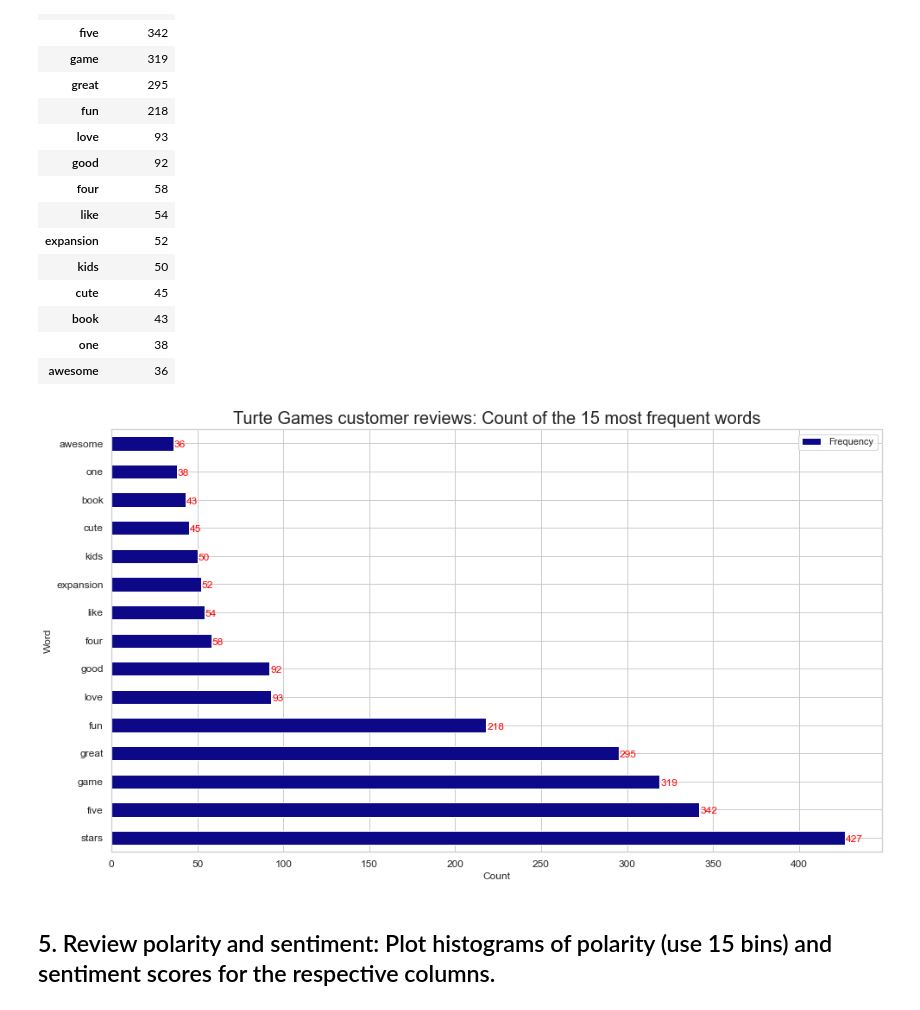
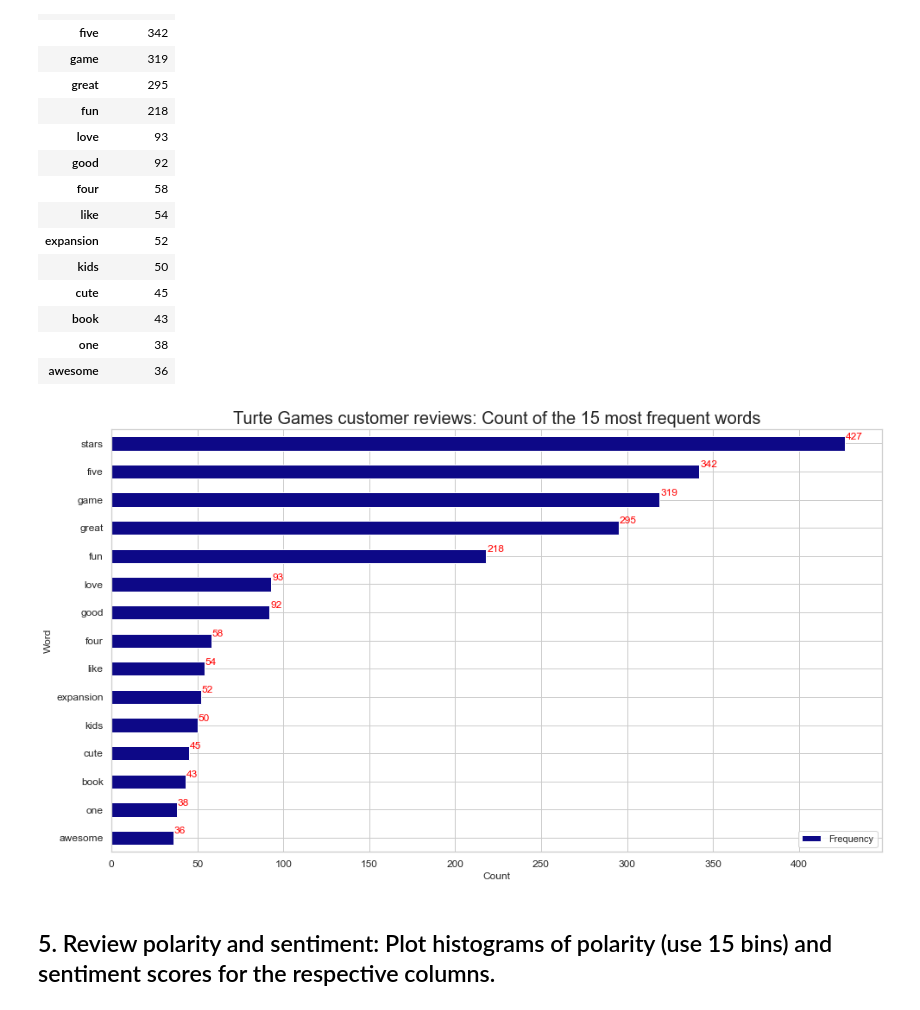
Before and after one commit to JavierConde1976/Cohort-2_LSE_DA301_assignment, a Jupyter notebook: LSE_DA301_assignment_EDA_Javier_Conde.ipynb, the cells around one changed output. Cells and saved outputs as stored; diff of their text form; code cells hidden in the pictures.

```diff
--- a/LSE_DA301_assignment_EDA_Javier_Conde.ipynb
+++ b/LSE_DA301_assignment_EDA_Javier_Conde.ipynb
@@ -1310,22 +1324,24 @@ counts
 | book | 43 |
 | one | 38 |
 | awesome | 36 |
-# %%
-# Set the plot type.
-ax = counts.plot(kind='barh', figsize=(16, 9), fontsize=12,
-                 colormap ='plasma')
-# Set the labels.
-ax.set_xlabel('Count', fontsize=12)
-ax.set_ylabel('Word', fontsize=12)
-ax.set_title("Turte Games customer reviews: Count of the 15 most frequent words",
-             fontsize=20)
-
-# Draw the bar labels.
-for i in ax.patches:
-    ax.text(i.get_width()+.41, i.get_y()+.1, str(round((i.get_width()), 2)),
-            fontsize=12, color='red')
-# %% [output]
-[figure, removed]
+# %%
+# Set the plot type.
+ax = counts.plot(kind='barh', figsize=(16, 9), fontsize=12,
+                 colormap ='plasma')
+# Set the labels.
+ax.set_xlabel('Count', fontsize=12)
+ax.set_ylabel('Word', fontsize=12)
+ax.set_title("Turte Games customer reviews: Count of the 15 most frequent words",
+             fontsize=20)
+
+# Draw the bar labels.
+for i in ax.patches:
+    ax.text(i.get_width()+.41, i.get_y()+.1, str(round((i.get_width()), 2)),
+            fontsize=12, color='red')
+
+ax.invert_yaxis()
+# %% [output]
+[figure, added]
 # %% [markdown]
 ## 5. Review polarity and sentiment: Plot histograms of polarity (use 15 bins) and sentiment scores for the respective columns.
 # %%
```
Also changed, not shown: parts of 21 cells of this notebook.
